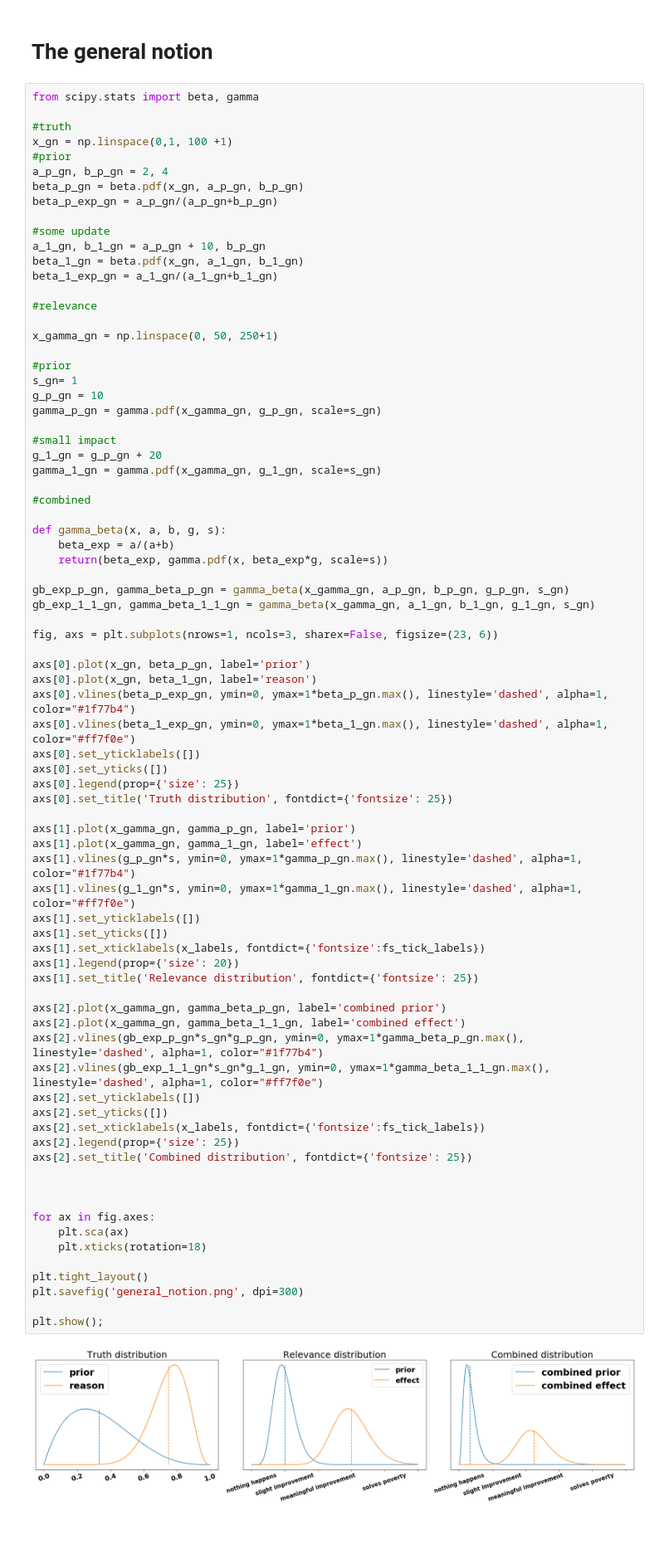
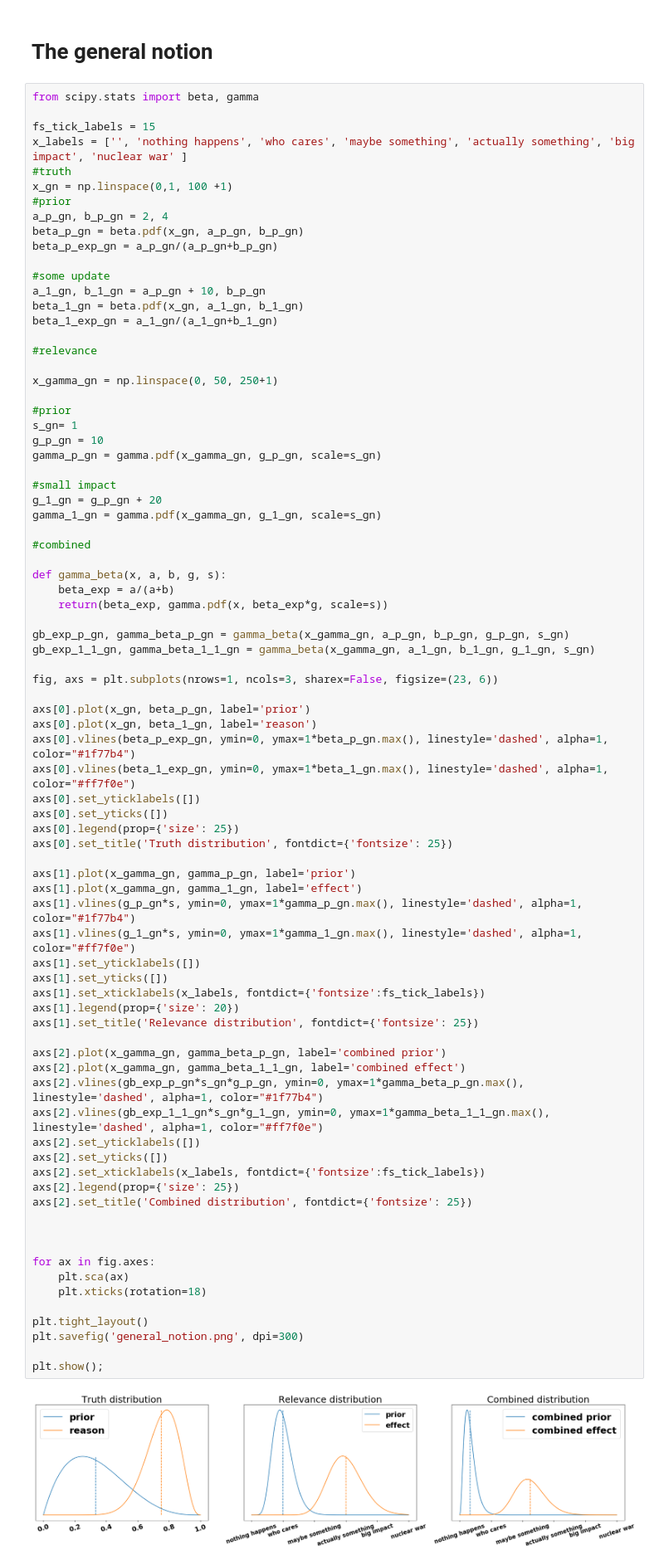
Before and after one commit to mariushobbhahn/mariushobbhahn.github.io, a Jupyter notebook: img/Probabilistic_Judging_1/Probabilistic Judging Part1.ipynb, the cells around one changed output. Shown at 83% size. Saved outputs shown, nothing was run; the diff lists cells and outputs as text; blank space fills up the shorter version.

```diff
--- a/img/Probabilistic_Judging_1/Probabilistic Judging Part1.ipynb
+++ b/img/Probabilistic_Judging_1/Probabilistic Judging Part1.ipynb
@@ -69,6 +69,8 @@ plt.show();
 # %%
 from scipy.stats import beta, gamma
 
+fs_tick_labels = 15
+x_labels = ['', 'nothing happens', 'who cares', 'maybe something', 'actually something', 'big impact', 'nuclear war' ]
 #truth
 x_gn = np.linspace(0,1, 100 +1)
 #prior
@@ -118,34 +120,34 @@ axs[1].plot(x_gamma_gn, gamma_p_gn, label='prior')
 axs[1].plot(x_gamma_gn, gamma_1_gn, label='effect')
 axs[1].vlines(g_p_gn*s, ymin=0, ymax=1*gamma_p_gn.max(), linestyle='dashed', alpha=1, color="#1f77b4")
 axs[1].vlines(g_1_gn*s, ymin=0, ymax=1*gamma_1_gn.max(), linestyle='dashed', alpha=1, color="#ff7f0e")
 axs[1].set_yticklabels([])
 axs[1].set_yticks([])
 axs[1].set_xticklabels(x_labels, fontdict={'fontsize':fs_tick_labels})
 axs[1].legend(prop={'size': 20})
 axs[1].set_title('Relevance distribution', fontdict={'fontsize': 25})
 
 axs[2].plot(x_gamma_gn, gamma_beta_p_gn, label='combined prior')
 axs[2].plot(x_gamma_gn, gamma_beta_1_1_gn, label='combined effect')
 axs[2].vlines(gb_exp_p_gn*s_gn*g_p_gn, ymin=0, ymax=1*gamma_beta_p_gn.max(), linestyle='dashed', alpha=1, color="#1f77b4")
 axs[2].vlines(gb_exp_1_1_gn*s_gn*g_1_gn, ymin=0, ymax=1*gamma_beta_1_1_gn.max(), linestyle='dashed', alpha=1, color="#ff7f0e")
 axs[2].set_yticklabels([])
 axs[2].set_yticks([])
 axs[2].set_xticklabels(x_labels, fontdict={'fontsize':fs_tick_labels})
 axs[2].legend(prop={'size': 25})
 axs[2].set_title('Combined distribution', fontdict={'fontsize': 25})
 
 
 
 for ax in fig.axes:
     plt.sca(ax)
     plt.xticks(rotation=18)
 
 plt.tight_layout()
 plt.savefig('general_notion.png', dpi=300)
 
 plt.show();
 # %% [output]
-[figure, old version]
+[figure, new version]
 # %% [markdown]
 # truth of an argument
 # %%
```
Also changed, not shown: 9 other files.
